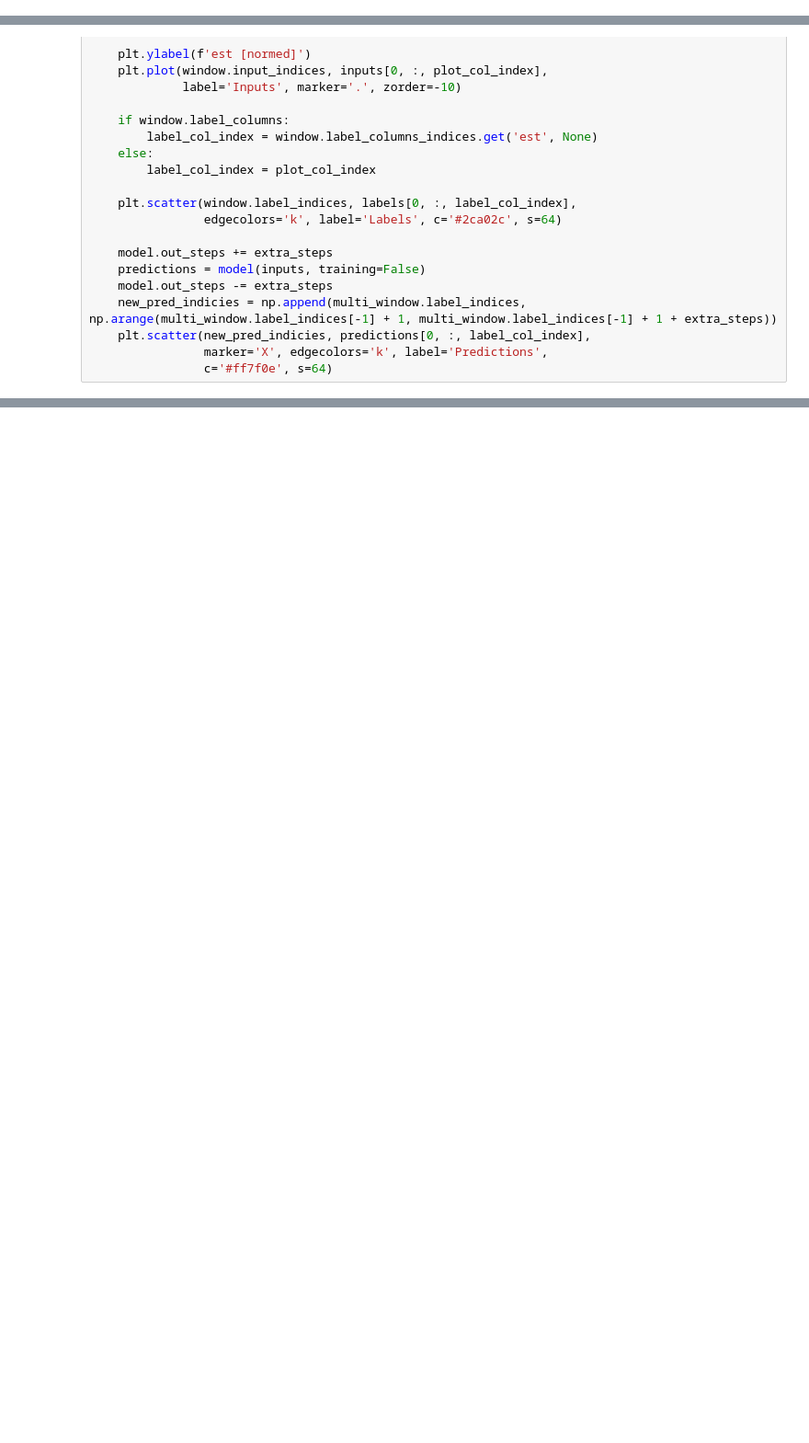
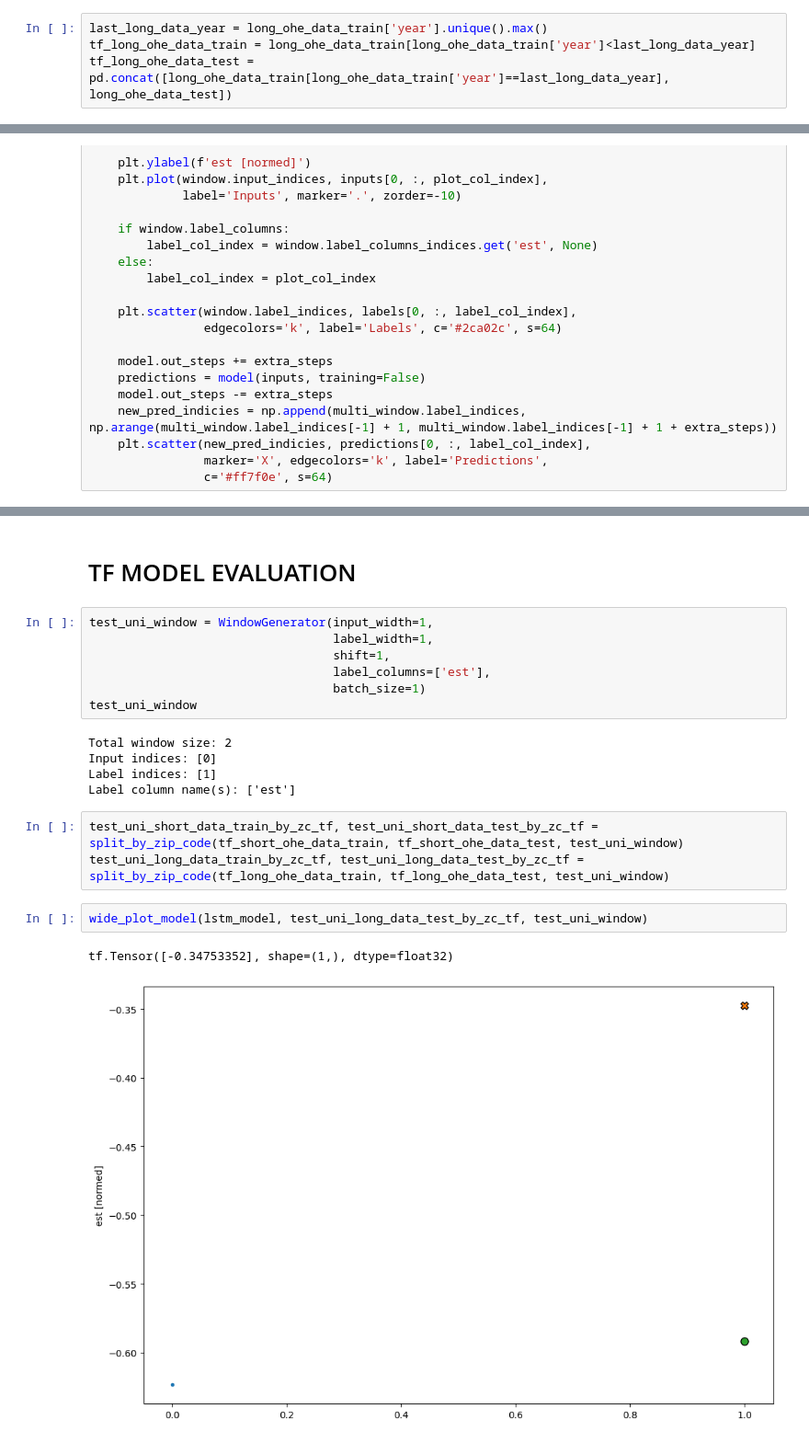
Before and after one commit to inno-apfel/DSC180A-Q1-Project, a Jupyter notebook: notebooks/development/final_model_eval.ipynb, the cells around one changed output, grey strips where cells are left out. Shown at 92% size. Saved outputs shown, nothing was run; the diff lists cells and outputs as text; blank space fills up the shorter version.

```diff
--- a/notebooks/development/final_model_eval.ipynb
+++ b/notebooks/development/final_model_eval.ipynb
@@ -131,3 +139,7 @@ long_lagged_ohe_data_train, long_lagged_ohe_data_test = convert_to_ohe(long_lagg
+# %%
+last_long_data_year = long_ohe_data_train['year'].unique().max()
+tf_long_ohe_data_train = long_ohe_data_train[long_ohe_data_train['year']<last_long_data_year]
+tf_long_ohe_data_test = pd.concat([long_ohe_data_train[long_ohe_data_train['year']==last_long_data_year], long_ohe_data_test])
 # %% [markdown]
 # Feature Selection
 # %% [markdown]
@@ -1031,0 +1064,22 @@ auto_wide_plot_model(feedback_model, multi_wide_long_data_train_by_zc_tf, multi_
+# %% [markdown]
+# TF MODEL EVALUATION
+# %%
+test_uni_window = WindowGenerator(input_width=1,
+                                  label_width=1,
+                                  shift=1,
+                                  label_columns=['est'],
+                                  batch_size=1)
+test_uni_window
+# %% [output]
+Total window size: 2
+Input indices: [0]
+Label indices: [1]
+Label column name(s): ['est']
+# %%
+test_uni_short_data_train_by_zc_tf, test_uni_short_data_test_by_zc_tf = split_by_zip_code(tf_short_ohe_data_train, tf_short_ohe_data_test, test_uni_window)
+test_uni_long_data_train_by_zc_tf, test_uni_long_data_test_by_zc_tf = split_by_zip_code(tf_long_ohe_data_train, tf_long_ohe_data_test, test_uni_window)
+# %%
+wide_plot_model(lstm_model, test_uni_long_data_test_by_zc_tf, test_uni_window)
+# %% [output]
+tf.Tensor([-0.34753352], shape=(1,), dtype=float32)
+[figure, added]
```
Also changed, not shown: parts of 17 cells of this notebook.
